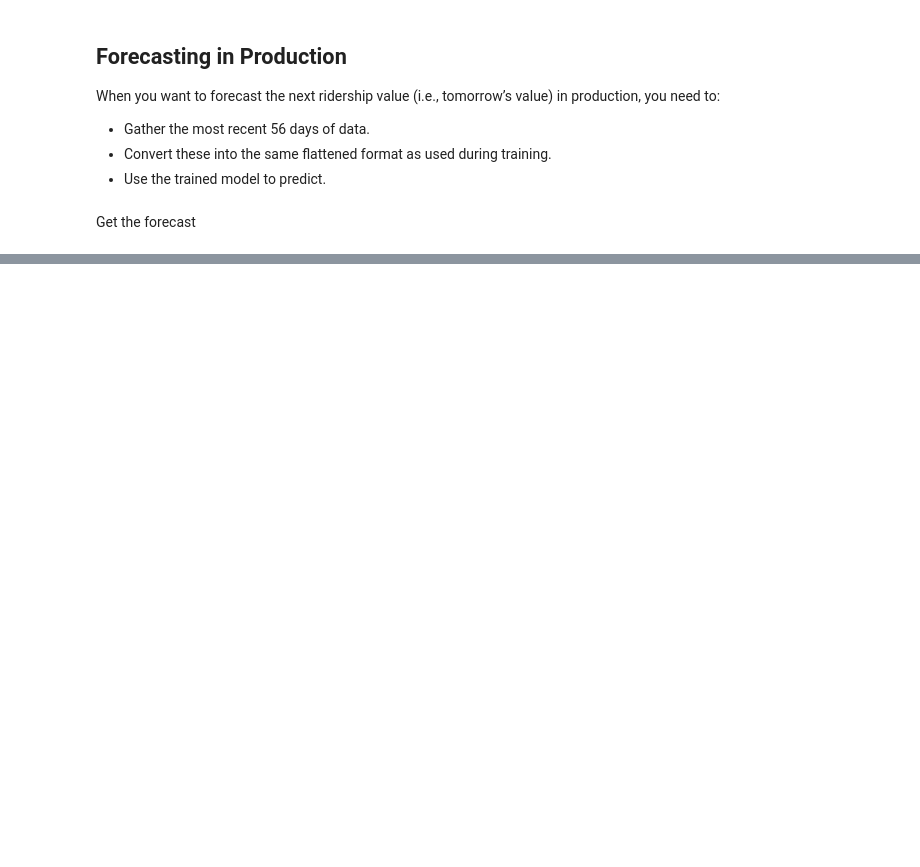
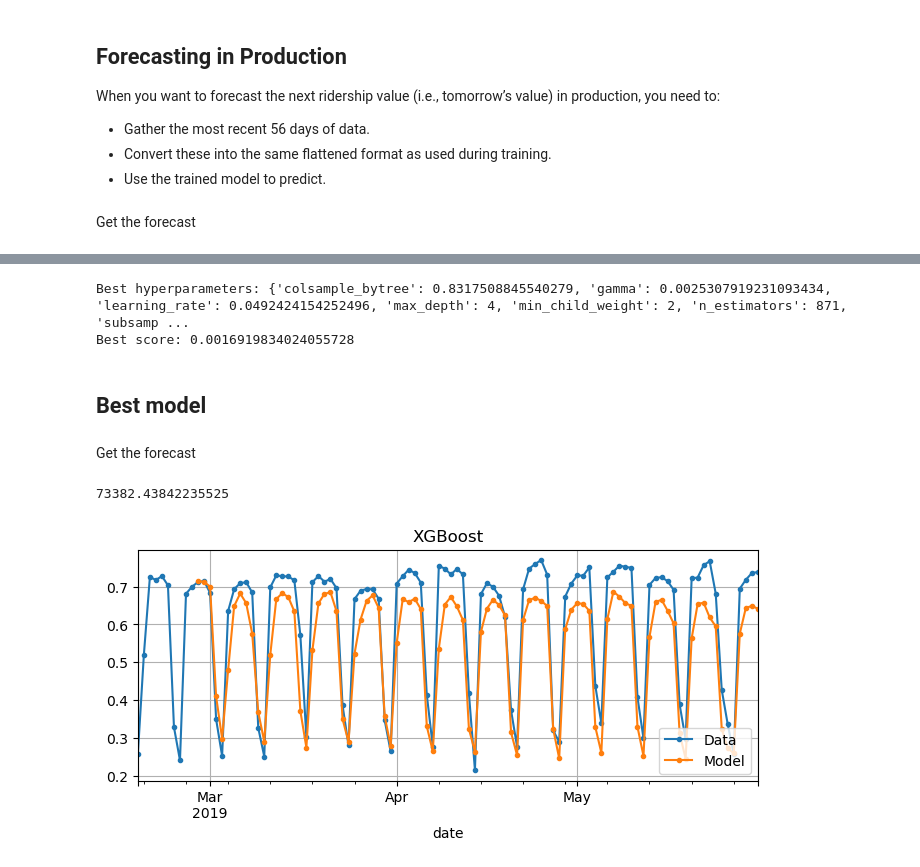
Before and after one commit to rsnemmen/chicago-transit-forecasting, a Jupyter notebook: 5-XGBoost.ipynb, the cells around one changed output, grey strips where cells are left out. Cells and saved outputs as stored; diff of their text form; code cells hidden in the pictures; blank space fills up the shorter version.

```diff
--- a/5-XGBoost.ipynb
+++ b/5-XGBoost.ipynb
@@ -257,0 +271,17 @@ plt.show()
+# %%
+# Setup RandomizedSearchCV with early stopping
+random_search = RandomizedSearchCV(
+    estimator=model,
+    param_distributions=param_dist,
+    n_iter=50,           # Number of parameter settings sampled
+    cv=3,                # 3-fold cross-validation
+    scoring='neg_mean_squared_error',
+    verbose=1,
+    n_jobs=-1,
+    random_state=42
+)
+# %%
+random_search.fit(X_train, y_train,
+    verbose=False,
+    eval_set=[(X_val, y_val)]
+)
@@ -257,0 +309,28 @@ plt.show()
+# %%
+print("Best hyperparameters:", random_search.best_params_)
+print("Best score:", -random_search.best_score_)
+# %% [output]
+Best hyperparameters: {'colsample_bytree': 0.8317508845540279, 'gamma': 0.0025307919231093434, 'learning_rate': 0.0492424154252496, 'max_depth': 4, 'min_child_weight': 2, 'n_estimators': 871, 'subsamp ...
+Best score: 0.0016919834024055728
+# %% [markdown]
+## Best model
+# %%
+best_model = random_search.best_estimator_
+# %% [markdown]
+Get the forecast
+# %%
+y_p=mine.forecast_mulvar_xgb(seq_length, mulvar_valid, best_model, 'rail')
+# %%
+mae=maef(y_p, rail_valid[y_p.index])*1e6
+print(mae)
+# %% [output]
+73382.43842235525
+# %%
+fig, ax = plt.subplots(figsize=(8, 3))
+rail_valid.loc[y_p.index[0]-pd.Timedelta(days=10):rail_valid.index[-1]].plot(label="Data", ax=ax, marker=".", grid=True)
+ax.plot(y_p, marker=".", label="Model")
+plt.legend(fontsize=10, loc='lower right')
+plt.title("XGBoost")
+plt.show()
+# %% [output]
+[figure, added]
```
Also changed, not shown: parts of 11 cells of this notebook, 1 other file.
